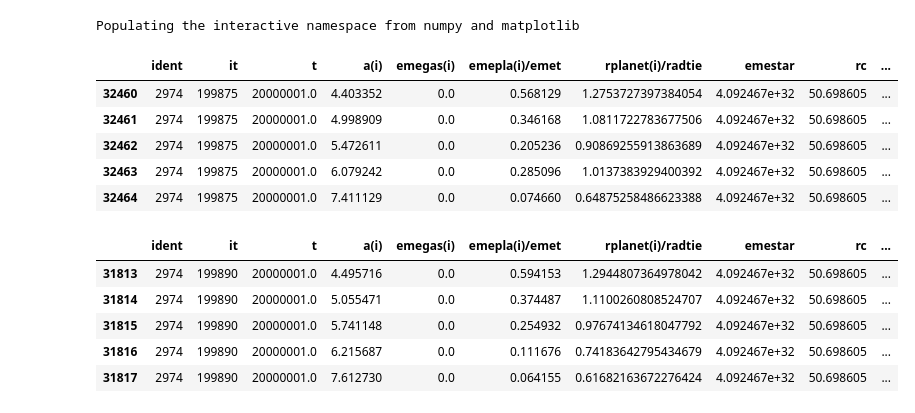
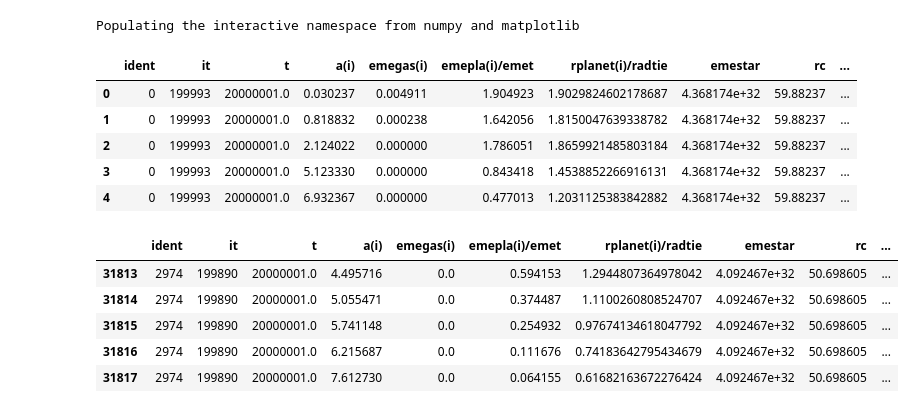
Before and after one commit to cebasfu93/planetaryFormation, a Jupyter notebook: dataExploration.ipynb, the cells around one changed output. Drawn from its saved outputs; the diff is of its cells as text; code cells hidden in the pictures.

```diff
--- a/dataExploration.ipynb
+++ b/dataExploration.ipynb
@@ -9,15 +9,15 @@ Populating the interactive namespace from numpy and matplotlib
 # %%
 # Loading data from source
 high = pd.read_csv('data/highp_finalresults.csv')
 low = pd.read_csv('data/lowp_finalresults.csv')
-high.tail()
+high.head()
 # %% [output]
 |  | ident | it | t | a(i) | emegas(i) | emepla(i)/emet | rplanet(i)/radtie | emestar | rc | ... |
-| 32460 | 2974 | 199875 | 20000001.0 | 4.403352 | 0.0 | 0.568129 | 1.2753727397384054 | 4.092467e+32 | 50.698605 | ... |
-| 32461 | 2974 | 199875 | 20000001.0 | 4.998909 | 0.0 | 0.346168 | 1.0811722783677506 | 4.092467e+32 | 50.698605 | ... |
-| 32462 | 2974 | 199875 | 20000001.0 | 5.472611 | 0.0 | 0.205236 | 0.90869255913863689 | 4.092467e+32 | 50.698605 | ... |
-| 32463 | 2974 | 199875 | 20000001.0 | 6.079242 | 0.0 | 0.285096 | 1.0137383929400392 | 4.092467e+32 | 50.698605 | ... |
-| 32464 | 2974 | 199875 | 20000001.0 | 7.411129 | 0.0 | 0.074660 | 0.64875258486623388 | 4.092467e+32 | 50.698605 | ... |
+| 0 | 0 | 199993 | 20000001.0 | 0.030237 | 0.004911 | 1.904923 | 1.9029824602178687 | 4.368174e+32 | 59.88237 | ... |
+| 1 | 0 | 199993 | 20000001.0 | 0.818832 | 0.000238 | 1.642056 | 1.8150047639338782 | 4.368174e+32 | 59.88237 | ... |
+| 2 | 0 | 199993 | 20000001.0 | 2.124022 | 0.000000 | 1.786051 | 1.8659921485803184 | 4.368174e+32 | 59.88237 | ... |
+| 3 | 0 | 199993 | 20000001.0 | 5.123330 | 0.000000 | 0.843418 | 1.4538852266916131 | 4.368174e+32 | 59.88237 | ... |
+| 4 | 0 | 199993 | 20000001.0 | 6.932367 | 0.000000 | 0.477013 | 1.2031125383842882 | 4.368174e+32 | 59.88237 | ... |
 # %%
 low.tail()
 # %% [output]
```
Also changed, not shown: parts of 9 cells of this notebook.
